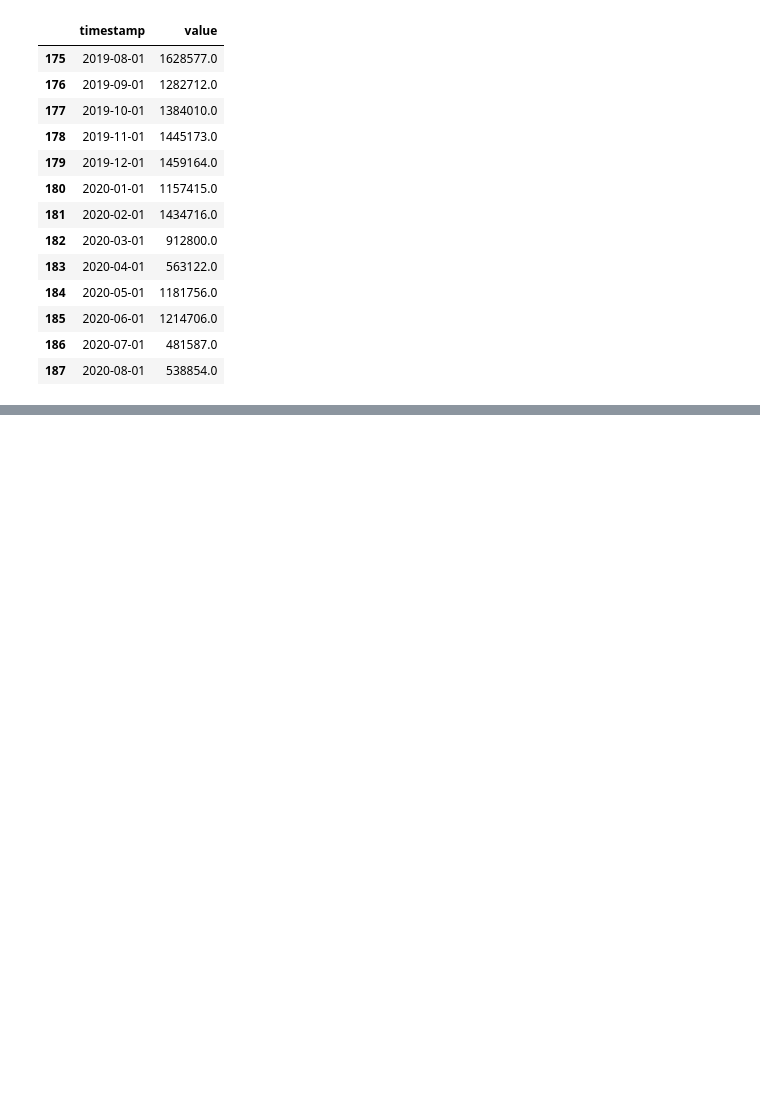
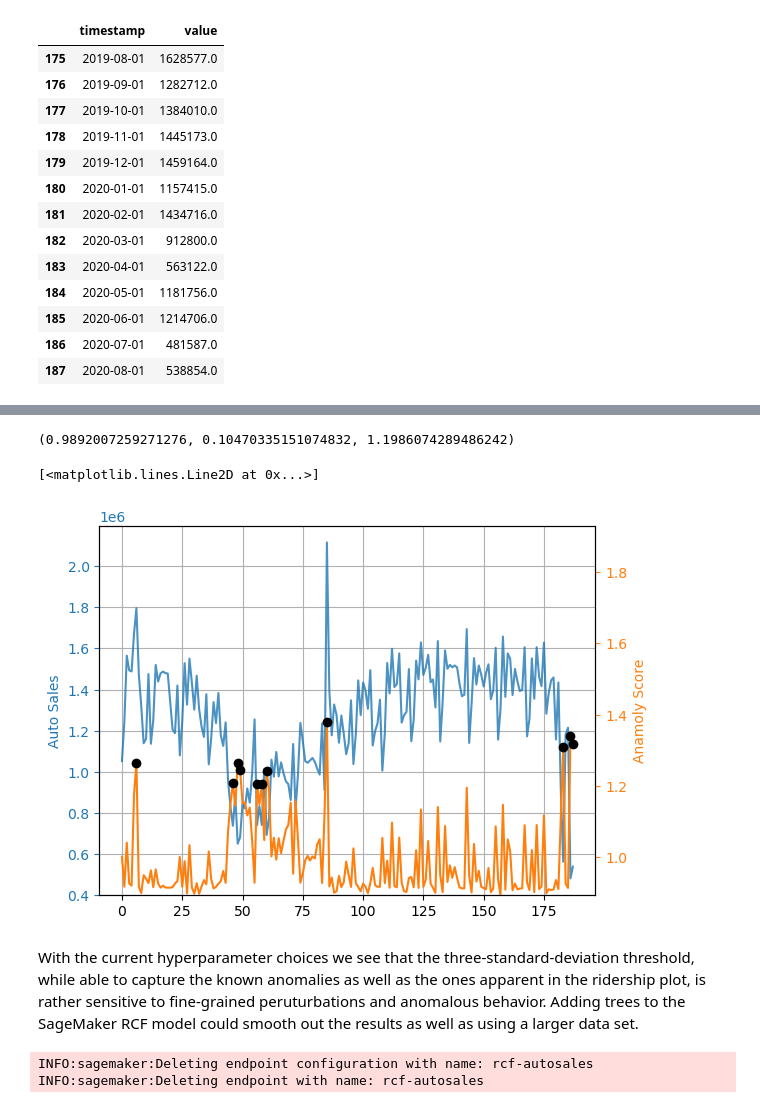
Before and after one commit to saravanankrishnarajan/SageMaker, a Jupyter notebook: RandomCutForest/random_cut_forest_auto_sales.ipynb, the cells around one changed output, grey strips where cells are left out. Saved outputs shown, nothing was run; the diff lists cells and outputs as text; code cells hidden in the pictures; blank space fills up the shorter version.

```diff
--- a/RandomCutForest/random_cut_forest_auto_sales.ipynb
+++ b/RandomCutForest/random_cut_forest_auto_sales.ipynb
@@ -134,0 +358,21 @@ df[175:]
+# %%
+score_mean, score_std, score_cutoff
+# %% [output]
+(0.9892007259271276, 0.10470335151074832, 1.1986074289486242)
+# %%
+ax2.plot(anamolies.index, anamolies.score, 'ko')
+# %% [output]
+[<matplotlib.lines.Line2D at 0x...>]
+# %%
+fig
+# %% [output]
+[figure, added]
+# %% [markdown]
+With the current hyperparameter choices we see that the three-standard-deviation threshold, while able to capture the known anomalies as well as the ones apparent in the ridership plot, is rather sensitive to fine-grained peruturbations and anomalous behavior. Adding trees to the SageMaker RCF model could smooth out the results as well as using a larger data set.
+# %%
+### Delete Endpoint
+
+rcf_inference.delete_endpoint()
+# %% [output]
+INFO:sagemaker:Deleting endpoint configuration with name: rcf-autosales
+INFO:sagemaker:Deleting endpoint with name: rcf-autosales
```
Also changed, not shown: parts of 56 cells of this notebook, 2 other files.
